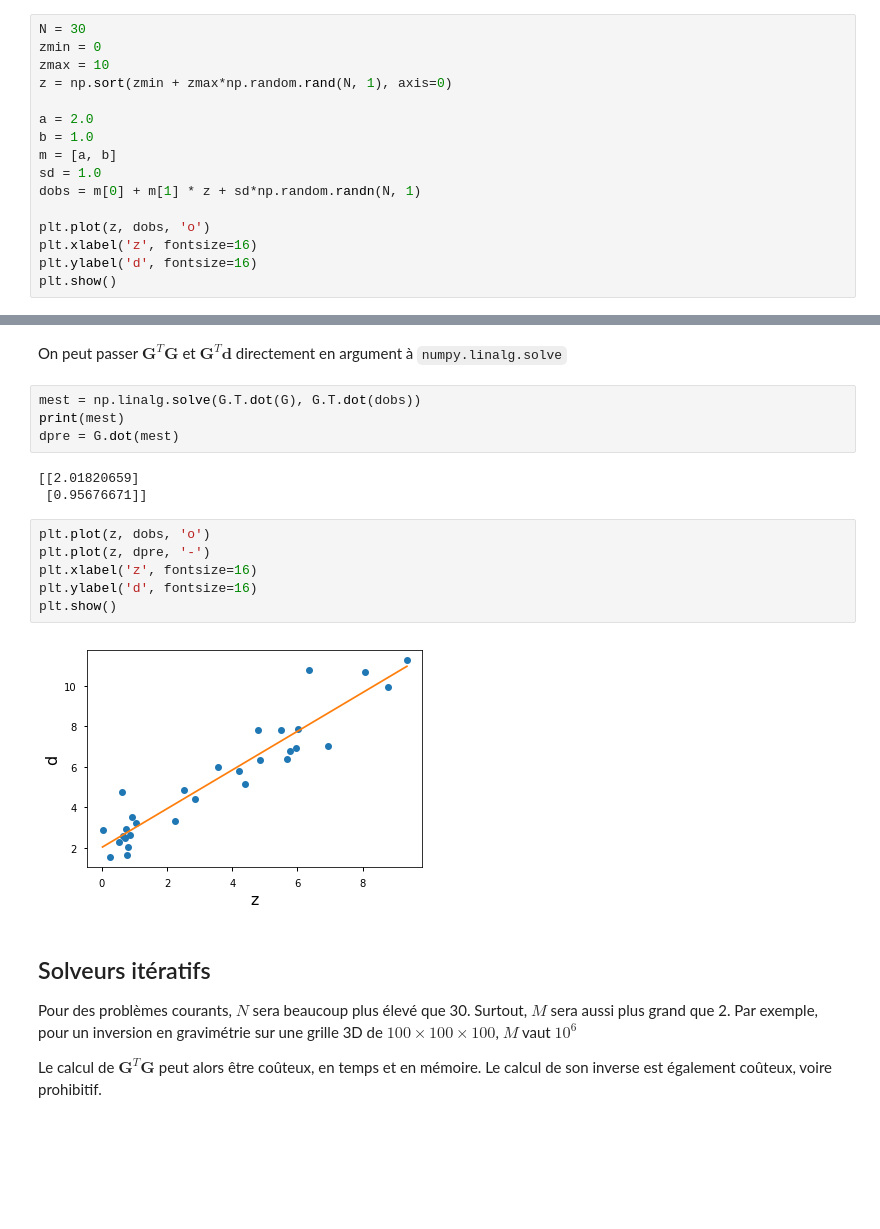
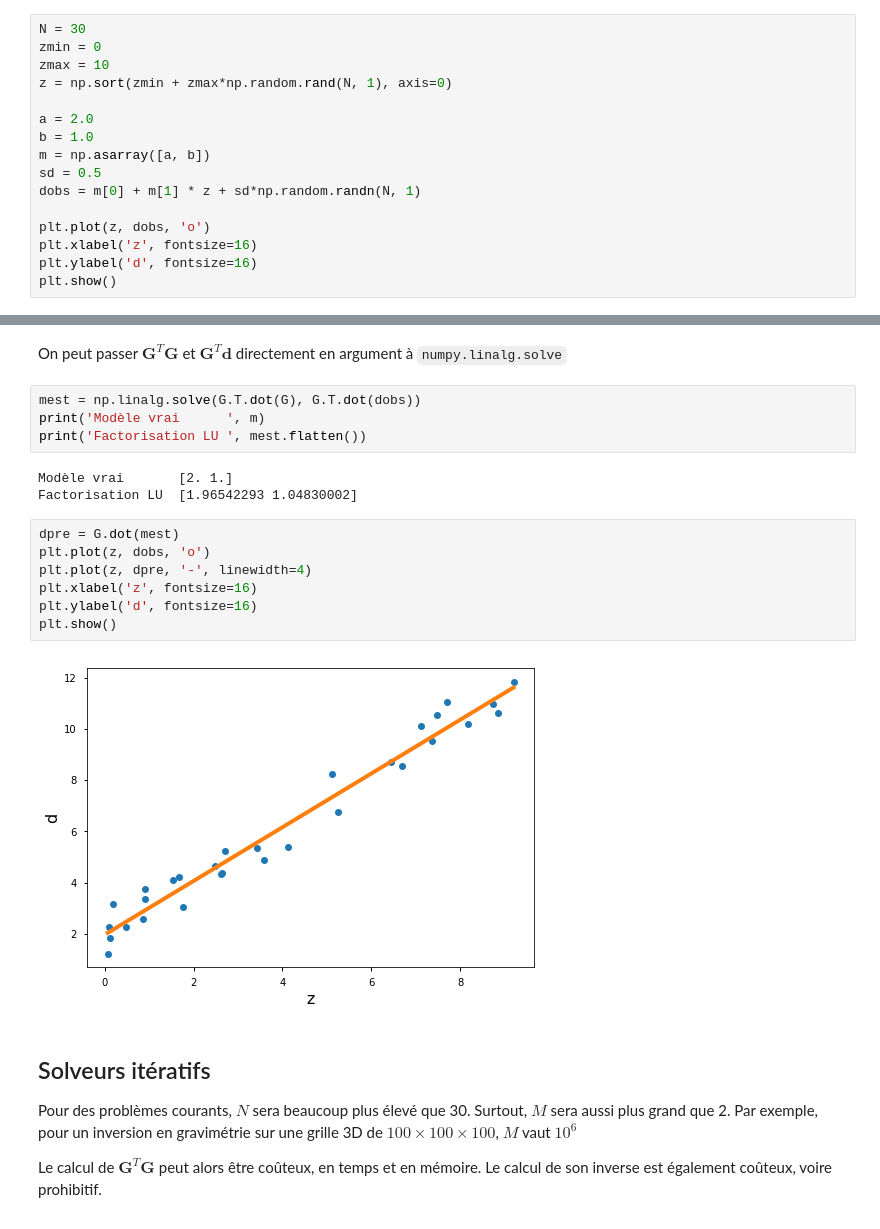
Before and after one commit to bernard-giroux/geo1302, a Jupyter notebook: p_inv_mc.ipynb, the cells around one changed output, grey strips where cells are left out. Saved outputs shown, nothing was run; the diff lists cells and outputs as text; blank space fills up the shorter version.

````diff
--- a/p_inv_mc.ipynb
+++ b/p_inv_mc.ipynb
@@ -66,8 +66,8 @@ z = np.sort(zmin + zmax*np.random.rand(N, 1), axis=0)
 
 a = 2.0
 b = 1.0
-m = [a, b]
-sd = 1.0
+m = np.asarray([a, b])
+sd = 0.5
 dobs = m[0] + m[1] * z + sd*np.random.randn(N, 1)
 
 plt.plot(z, dobs, 'o')
@@ -115,19 +115,20 @@ G = np.hstack((np.ones((N, 1)), z))
 On peut passer $\mathbf{G}^T\mathbf{G}$ et $\mathbf{G}^T\mathbf{d}$ directement en argument à ```numpy.linalg.solve```
 # %%
 mest = np.linalg.solve(G.T.dot(G), G.T.dot(dobs))
-print(mest)
-dpre = G.dot(mest)
+print('Modèle vrai      ', m)
+print('Factorisation LU ', mest.flatten())
 # %% [output]
-[[2.01820659]
- [0.95676671]]
+Modèle vrai       [2. 1.]
+Factorisation LU  [1.96542293 1.04830002]
 # %%
+dpre = G.dot(mest)
 plt.plot(z, dobs, 'o')
-plt.plot(z, dpre, '-')
+plt.plot(z, dpre, '-', linewidth=4)
 plt.xlabel('z', fontsize=16)
 plt.ylabel('d', fontsize=16)
 plt.show()
 # %% [output]
-[figure, old version]
+[figure, new version]
 # %% [markdown]
 ## Solveurs itératifs
 
````
Also changed, not shown: parts of 11 cells of this notebook.
